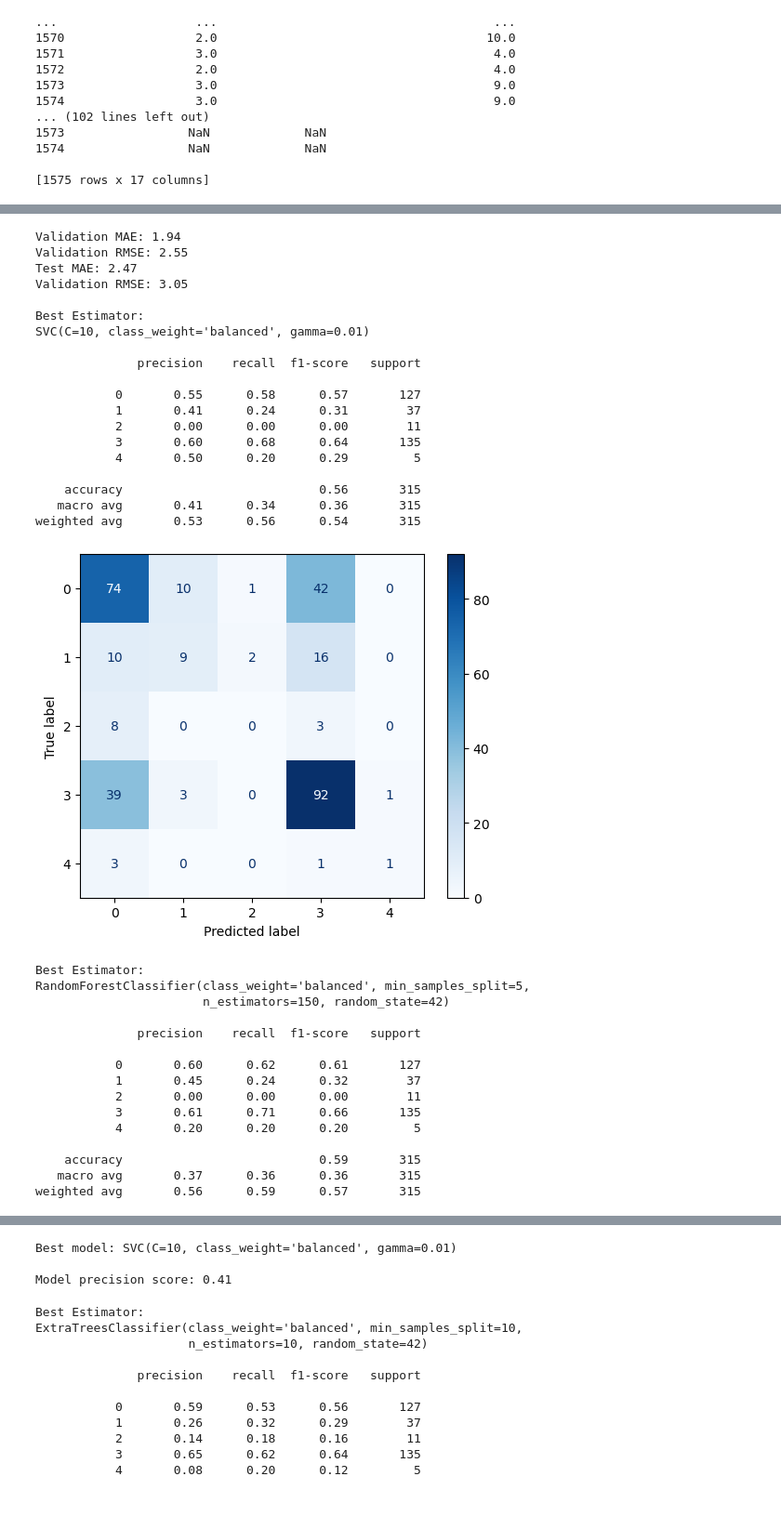
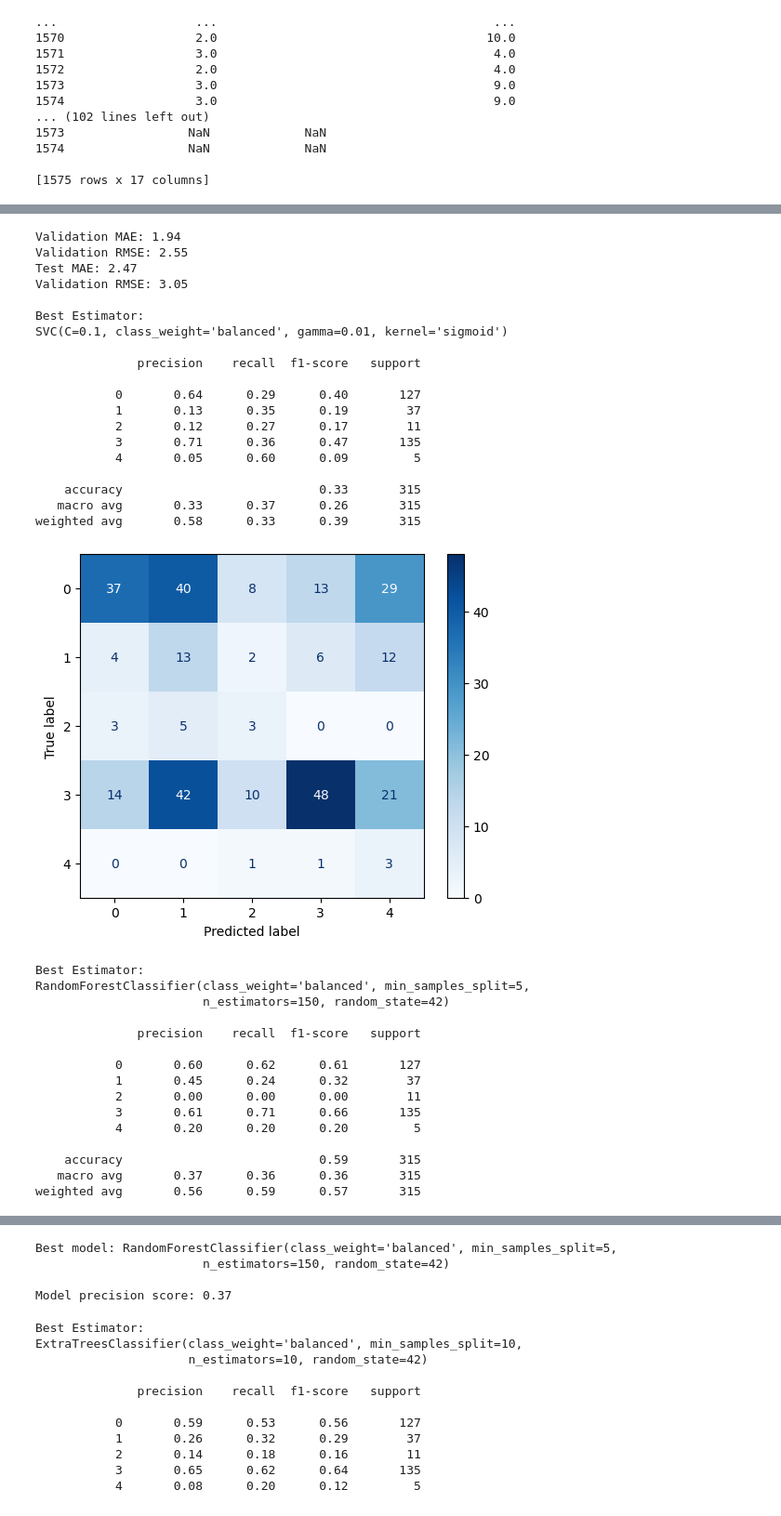
Before and after one commit to Marchant01/ai_eu_project, a Jupyter notebook: eda.ipynb, the cells around one changed output, grey strips where cells are left out. Shown at 93% size. Saved outputs shown, nothing was run; the diff lists cells and outputs as text; code cells hidden in the pictures.

Commit message:
Changed scoring on gs

```diff
--- a/eda.ipynb
+++ b/eda.ipynb
@@ -328,9 +328,9 @@ hypergrid_rm = {
   'min_samples_split': [2, 5, 10]
 }
 
-svc_model_gs = GridSearchCV(svc, hypergrid_svc, scoring='f1_macro')
-rm_model_gs = GridSearchCV(rm_cl, hypergrid_rm, scoring='f1_macro')
-et_model_gs = GridSearchCV(et_cl, hypergrid_rm, scoring='f1_macro')
+svc_model_gs = GridSearchCV(svc, hypergrid_svc, scoring='balanced_accuracy')
+rm_model_gs = GridSearchCV(rm_cl, hypergrid_rm, scoring='balanced_accuracy')
+et_model_gs = GridSearchCV(et_cl, hypergrid_rm, scoring='balanced_accuracy')
 
 models_score = []
 
@@ -354,43 +354,43 @@ for clf in (svc_model_gs, rm_model_gs, et_model_gs):
   print(f'\nBest Estimator:\n{clf.best_estimator_}')
   print(f'\n{classification_report(y_status_val, y_pred_val, zero_division=0)}')
 
   cm = confusion_matrix(y_status_val, y_pred_val)
 
   disp = ConfusionMatrixDisplay(confusion_matrix=cm)
   disp.plot(cmap="Blues", values_format='d')
   plt.show()
 
   models_score.append({
         'model': clf,
         'score': prec_score
   })
 
 # Saves the best performing model based on accuracy
 best_prec_model = max(models_score, key=lambda x: x['score'])
 print(f'\nBest model: {best_prec_model['model'].best_estimator_}')
 print(f'\nModel precision score: {best_prec_model['score']:.2f}')
 best_model = best_prec_model['model'].best_estimator_
 # %% [output]
 Validation MAE: 1.94
 Validation RMSE: 2.55
 Test MAE: 2.47
 Validation RMSE: 3.05
 
 Best Estimator:
-SVC(C=10, class_weight='balanced', gamma=0.01)
+SVC(C=0.1, class_weight='balanced', gamma=0.01, kernel='sigmoid')
 
               precision    recall  f1-score   support
 
-           0       0.55      0.58      0.57       127
-           1       0.41      0.24      0.31        37
-           2       0.00      0.00      0.00        11
-           3       0.60      0.68      0.64       135
-           4       0.50      0.20      0.29         5
+           0       0.64      0.29      0.40       127
+           1       0.13      0.35      0.19        37
+           2       0.12      0.27      0.17        11
+           3       0.71      0.36      0.47       135
+           4       0.05      0.60      0.09         5
 
-    accuracy                           0.56       315
-   macro avg       0.41      0.34      0.36       315
-weighted avg       0.53      0.56      0.54       315
+    accuracy                           0.33       315
+   macro avg       0.33      0.37      0.26       315
+weighted avg       0.58      0.33      0.39       315
-[figure, old version]
+[figure, new version]
 Best Estimator:
 RandomForestClassifier(class_weight='balanced', min_samples_split=5,
                        n_estimators=150, random_state=42)
@@ -423,9 +423,10 @@ ExtraTreesClassifier(class_weight='balanced', min_samples_split=10,
    macro avg       0.35      0.37      0.35       315
 weighted avg       0.55      0.53      0.54       315
 [figure]
-Best model: SVC(C=10, class_weight='balanced', gamma=0.01)
+Best model: RandomForestClassifier(class_weight='balanced', min_samples_split=5,
+                       n_estimators=150, random_state=42)
 
-Model precision score: 0.41
+Model precision score: 0.37
 # %%
 # bästa modellen tränas om på train och val
 best_model = best_model.fit(X_val, y_status_val)
```
Also changed, not shown: parts of 2 cells of this notebook, 1 other file.
